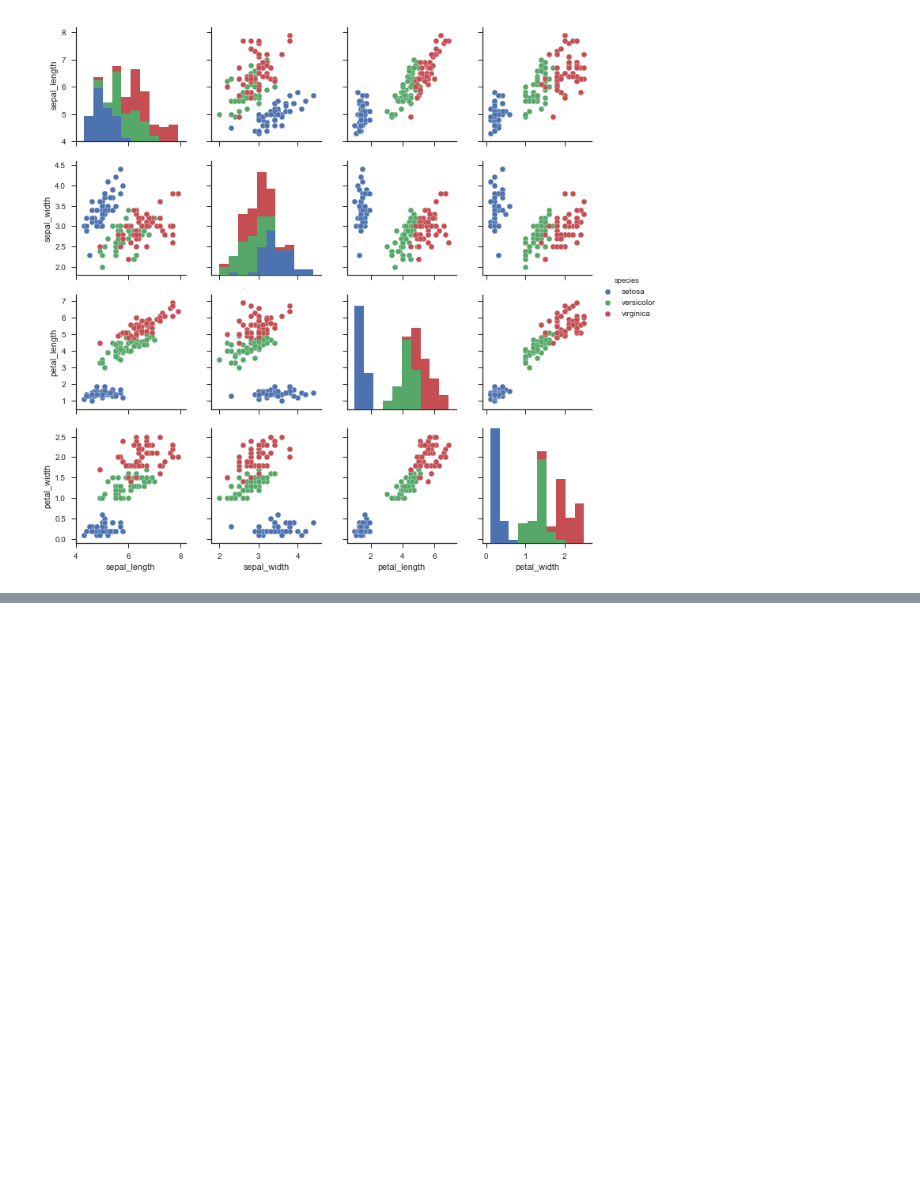
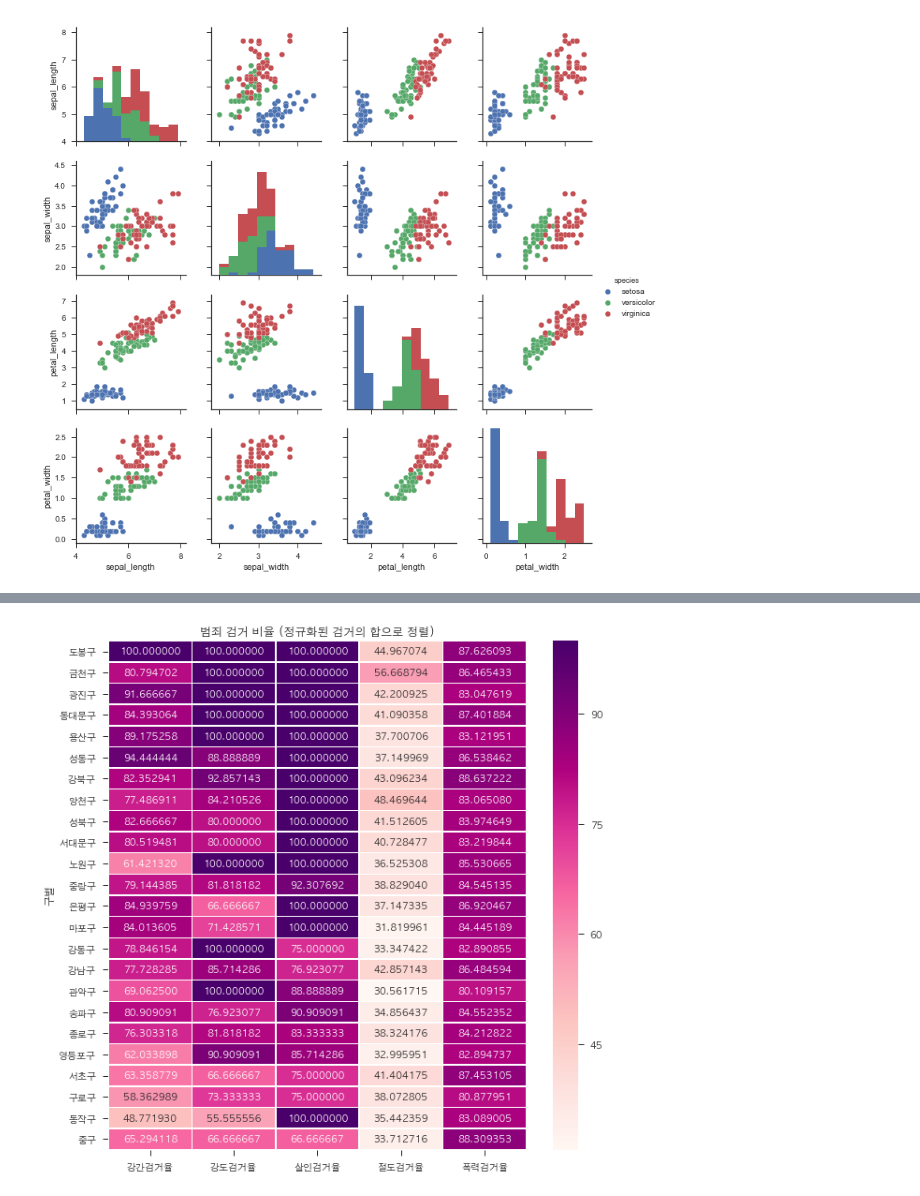
Before and after one commit to KimDoKy/DataScience, a Jupyter notebook: source_code/chap2. Analysis for crime in Seoul.ipynb, the cells around one changed output, grey strips where cells are left out. Cells and saved outputs as stored; diff of their text form; code cells hidden in the pictures; blank space fills up the shorter version.

```diff
--- a/source_code/chap2. Analysis for crime in Seoul.ipynb
+++ b/source_code/chap2. Analysis for crime in Seoul.ipynb
@@ -649,0 +729,6 @@ plt.show()
+# %%
+# 검거율의 합계인 검거 항목 최고 값을 100으로 한정하고 그 값을 정렬
+tmp_max = crime_anal_norm['검거'].max()
+crime_anal_norm['검거'] = crime_anal_norm['검거'] / tmp_max * 100
+crime_anal_norm_sort = crime_anal_norm.sort_values(by='검거', ascending=False)
+crime_anal_norm_sort.head()
@@ -649,0 +743,12 @@ plt.show()
+# %%
+# heatmap
+target_col = ['강간검거율', '강도검거율', '살인검거율', '절도검거율', '폭력검거율']
+
+crime_anal_norm_sort = crime_anal_norm.sort_values(by='검거', ascending=False)
+
+plt.figure(figsize=(10,10))
+sns.heatmap(crime_anal_norm_sort[target_col], annot=True, fmt='f', linewidths=.5, cmap='RdPu')
+plt.title('범죄 검거 비율 (정규화된 검거의 합으로 정렬)')
+plt.show()
+# %% [output]
+[figure, added]
```
Also changed, not shown: parts of 15 cells of this notebook, 1 other file.
